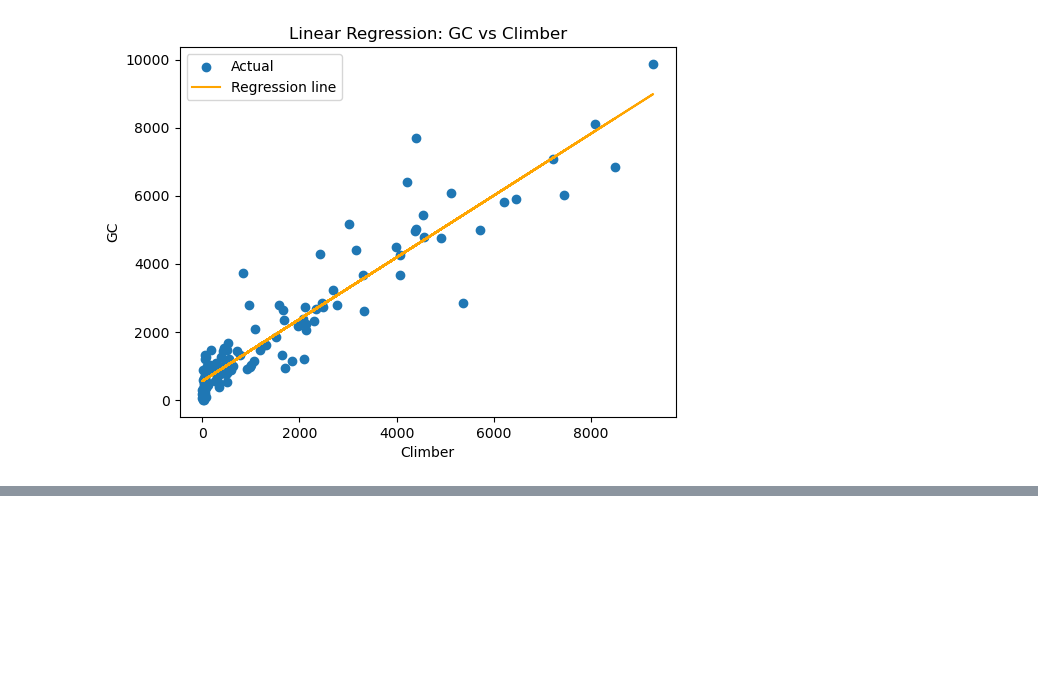
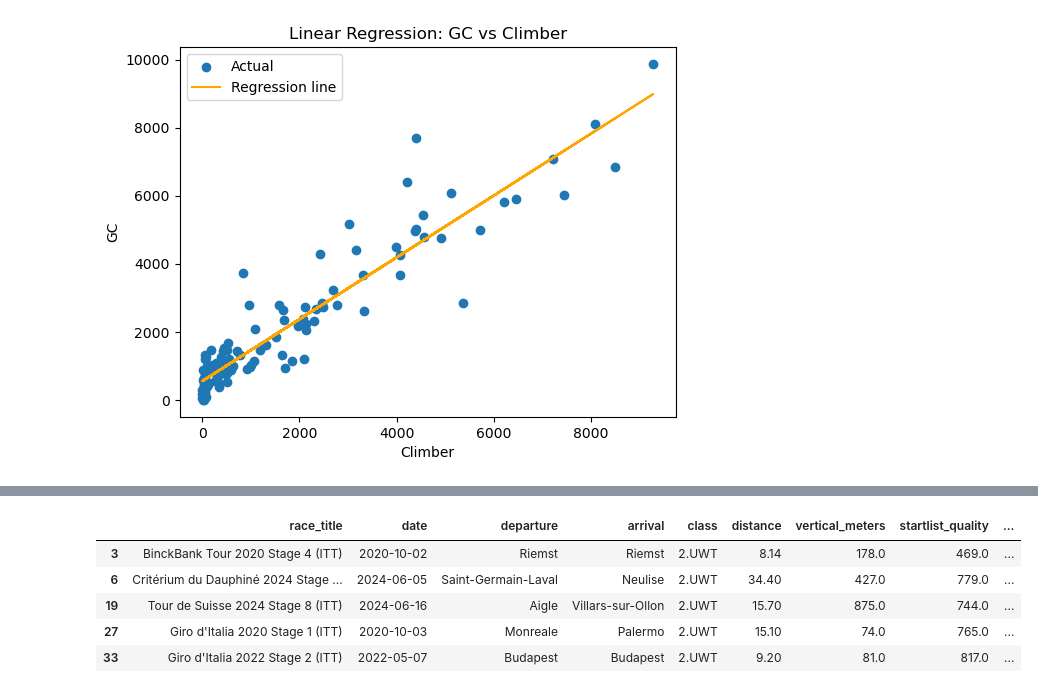
Before and after one commit to appollo30/PCS-chrono-cycling-time-trial-data-analysis, a Jupyter notebook: tests.ipynb, the cells around one changed output, grey strips where cells are left out. Cells and saved outputs as stored; diff of their text form; code cells hidden in the pictures; blank space fills up the shorter version.

```diff
--- a/tests.ipynb
+++ b/tests.ipynb
@@ -81,0 +108,12 @@ plt.show()
+# %%
+races_important = races[races["class"].isin(["2.UWT", "WC", "Olympics"])]
+races_important = races_important[races_important["race_ranking"] < 100]
+
+races_important.head()
+# %% [output]
+|  | race_title | date | departure | arrival | class | distance | vertical_meters | startlist_quality | ... |
+| 3 | BinckBank Tour 2020 Stage 4 (ITT) | 2020-10-02 | Riemst | Riemst | 2.UWT | 8.14 | 178.0 | 469.0 | ... |
+| 6 | Critérium du Dauphiné 2024 Stage ... | 2024-06-05 | Saint-Germain-Laval | Neulise | 2.UWT | 34.40 | 427.0 | 779.0 | ... |
+| 19 | Tour de Suisse 2024 Stage 8 (ITT) | 2024-06-16 | Aigle | Villars-sur-Ollon | 2.UWT | 15.70 | 875.0 | 744.0 | ... |
+| 27 | Giro d'Italia 2020 Stage 1 (ITT) | 2020-10-03 | Monreale | Palermo | 2.UWT | 15.10 | 74.0 | 765.0 | ... |
+| 33 | Giro d'Italia 2022 Stage 2 (ITT) | 2022-05-07 | Budapest | Budapest | 2.UWT | 9.20 | 81.0 | 817.0 | ... |
```
Also changed, not shown: parts of 5 cells of this notebook, 6 other files.
